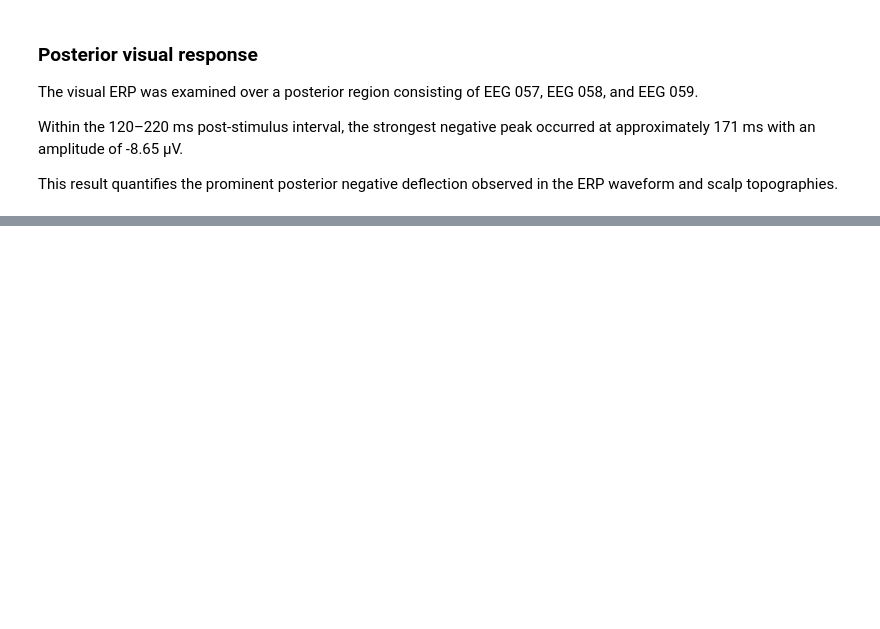
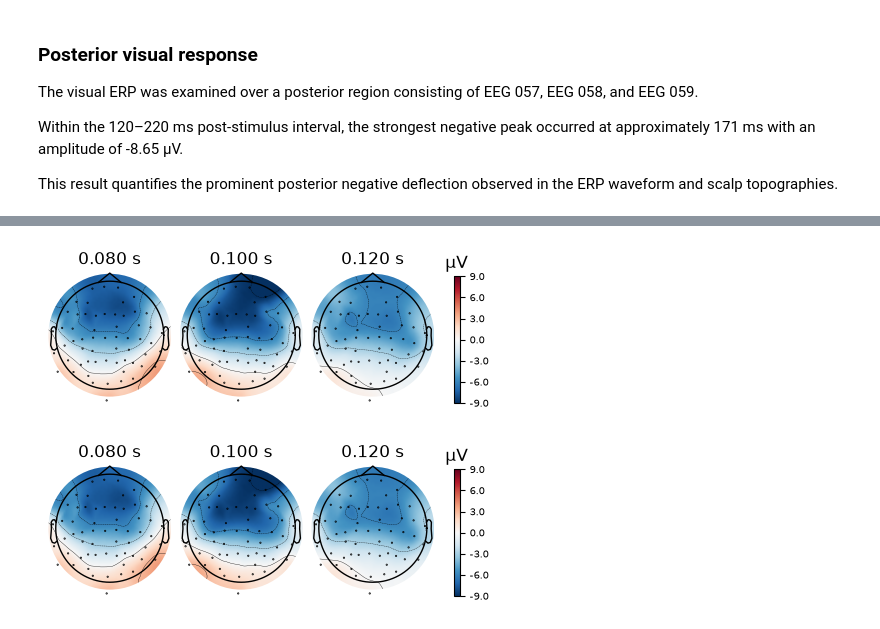
Before and after one commit to KhorchaniMarwa/eeg-cognitive-control-erp-analysis, a Jupyter notebook: notebooks/03_erp_analysis.ipynb, the cells around one changed output, grey strips where cells are left out. Saved outputs shown, nothing was run; the diff lists cells and outputs as text; code cells hidden in the pictures; blank space fills up the shorter version.

```diff
--- a/notebooks/03_erp_analysis.ipynb
+++ b/notebooks/03_erp_analysis.ipynb
@@ -184,0 +225,8 @@ observed in the ERP waveform and scalp topographies.
+# %%
+auditory_erp.plot_topomap(
+    times=[0.08, 0.10, 0.12],
+    ch_type="eeg"
+)
+# %% [output]
+[figure, added]
+[figure, added]
```
Also changed, not shown: parts of 9 cells of this notebook.
